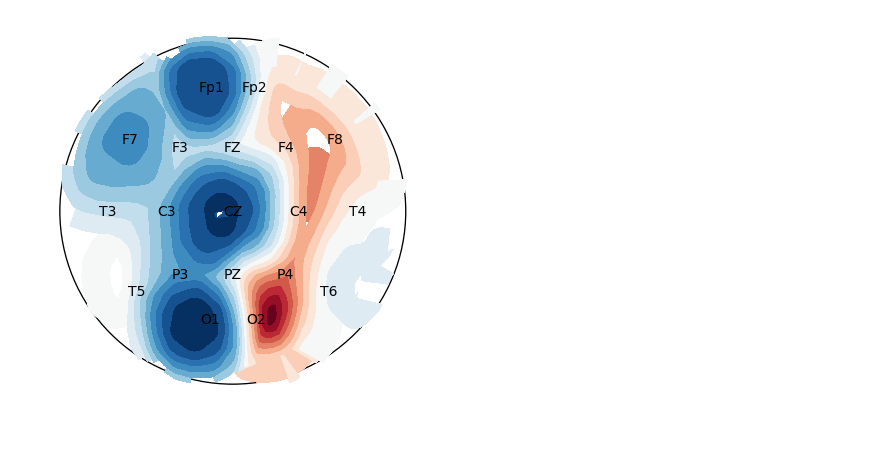
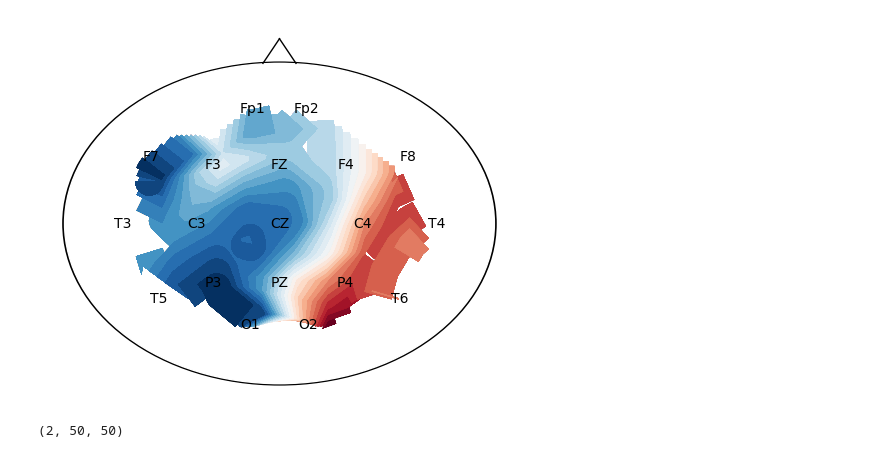
Before and after one commit to victorian177/MMN_SZ, a Jupyter notebook: notebooks/analysis.ipynb, the cells around one changed output. Drawn from its saved outputs; the diff is of its cells as text; code cells hidden in the pictures.

Commit message:
analysis
patients MMN montage plots implemented

```diff
--- a/notebooks/analysis.ipynb
+++ b/notebooks/analysis.ipynb
@@ -35,0 +32,29 @@ samp = X_mmn_1k['10'][:,1]
+# %%
+y = features['category']
+X_entropies = features.iloc[:,2:-1]
+mmn_feature_method_100ms = featuresMethods.MMN(19,19,19)
+mmn_feature_method_200ms= featuresMethods.MMN(19,38,19)
+mmn_feature_method_300ms = featuresMethods.MMN(19,57,19)
+mmn_feature_method_400ms = featuresMethods.MMN(19,66,19)
+mmn_feature_method_500ms = featuresMethods.MMN(19,85,19)
+oneKdeviant = list()
+threeKdeviant = list()
+for subject in features.index:
+    oneKdeviant.append([
+        mmn_feature_method_100ms.mmn_value(features.loc[subject,'MMN_1KHz']),
+        mmn_feature_method_200ms.mmn_value(features.loc[subject,'MMN_1KHz']),
+        mmn_feature_method_300ms.mmn_value(features.loc[subject,'MMN_1KHz']),
+        mmn_feature_method_400ms.mmn_value(features.loc[subject,'MMN_1KHz']),
+        mmn_feature_method_500ms.mmn_value(features.loc[subject,'MMN_1KHz']),
+        ])
+    threeKdeviant.append([
+        mmn_feature_method_100ms.mmn_value(features.loc[subject,'MMN_3KHz']),
+        mmn_feature_method_200ms.mmn_value(features.loc[subject,'MMN_3KHz']),
+        mmn_feature_method_300ms.mmn_value(features.loc[subject,'MMN_3KHz']),
+        mmn_feature_method_400ms.mmn_value(features.loc[subject,'MMN_3KHz']),
+        mmn_feature_method_500ms.mmn_value(features.loc[subject,'MMN_3KHz']),
+        ])
+X_mmn_1k = np.array(oneKdeviant)
+X_mmn_3k = np.array(threeKdeviant)
+
+del oneKdeviant,threeKdeviant
@@ -36,5 +100,9 @@ samp = X_mmn_1k['10'][:,1]
 # %%
 fig,ax = plt.subplots(1,1)
-plots.montage_plot(samp,electrodes,ax)
+plots.montage_plot(X_mmn_1k[1,0,:],electrodes,ax)
 # %% [output]
-[figure, old version]
+[figure, new version]
+# %%
+np.mgrid[0:1:50j,0:1:50j].shape
+# %% [output]
+(2, 50, 50)
```
Also changed, not shown: parts of 6 cells of this notebook, 4 other files.
